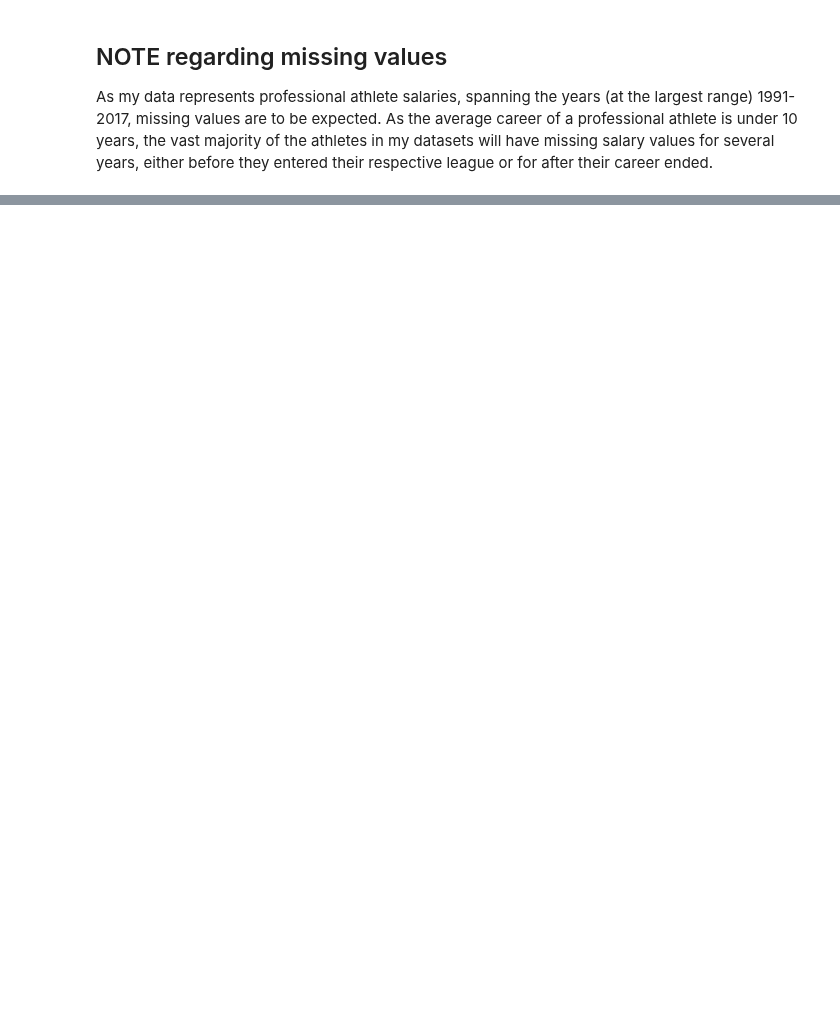
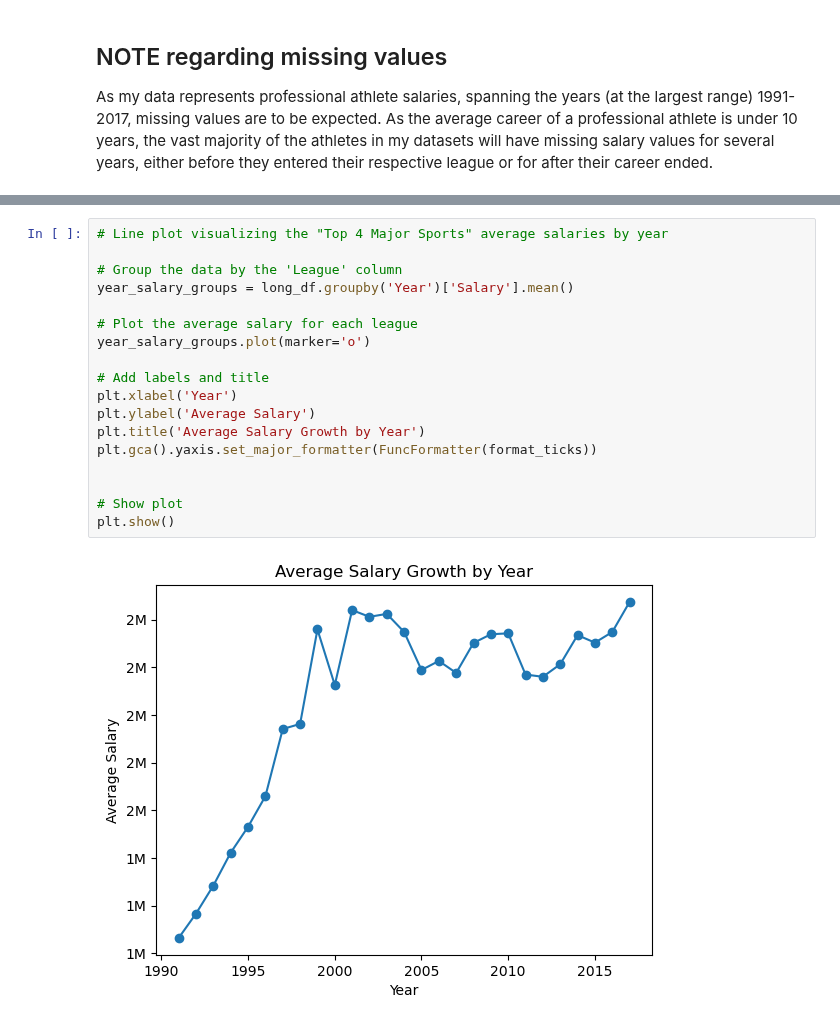
Before and after one commit to JP-Butler/Pro_Sports_Salary_Analysis, a Jupyter notebook: cookiecutter_structure/notebooks/eda.ipynb, the cells around one changed output, grey strips where cells are left out. Drawn from its saved outputs; the diff is of its cells as text; blank space fills up the shorter version.

```diff
--- a/cookiecutter_structure/notebooks/eda.ipynb
+++ b/cookiecutter_structure/notebooks/eda.ipynb
@@ -156,0 +179,20 @@ plt.show()
+# %%
+# Line plot visualizing the "Top 4 Major Sports" average salaries by year
+
+# Group the data by the 'League' column
+year_salary_groups = long_df.groupby('Year')['Salary'].mean()
+
+# Plot the average salary for each league
+year_salary_groups.plot(marker='o')
+
+# Add labels and title
+plt.xlabel('Year')
+plt.ylabel('Average Salary')
+plt.title('Average Salary Growth by Year')
+plt.gca().yaxis.set_major_formatter(FuncFormatter(format_ticks))
+
+
+# Show plot
+plt.show()
+# %% [output]
+[figure, added]
```
Also changed, not shown: parts of 17 cells of this notebook, 1 other file.
